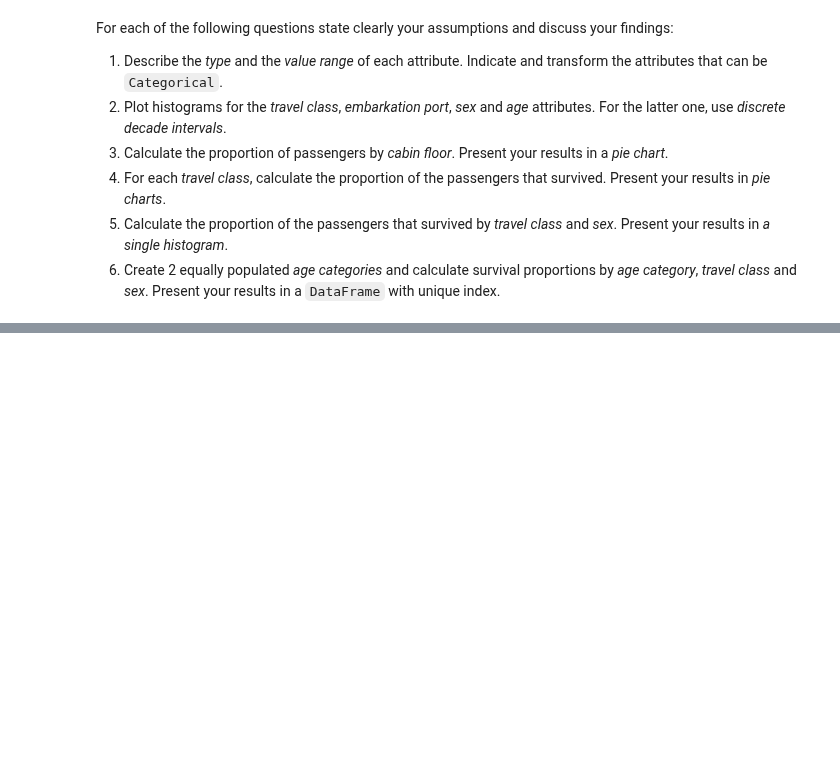
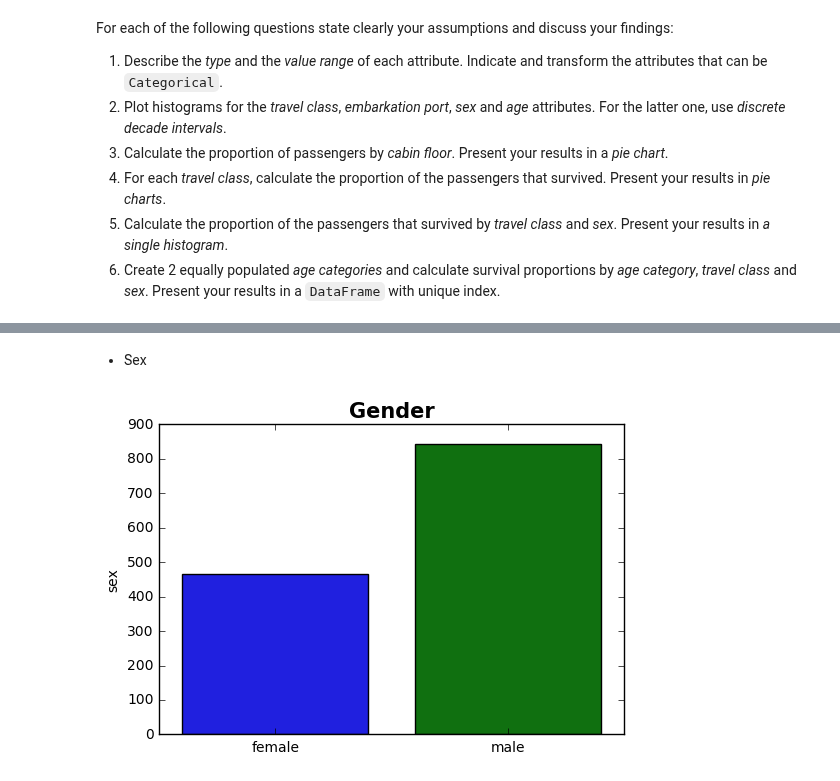
Before and after one commit to padesplaces/ada2017, a Jupyter notebook: hwk1/Homework 1.ipynb, the cells around one changed output, grey strips where cells are left out. Cells and saved outputs as stored; diff of their text form; code cells hidden in the pictures; blank space fills up the shorter version.

```diff
--- a/hwk1/Homework 1.ipynb
+++ b/hwk1/Homework 1.ipynb
@@ -162,0 +289,6 @@ For each of the following questions state clearly your assumptions and discuss y
+# %% [markdown]
+- Sex
+# %%
+hist('Gender', tf.sex.value_counts(sort=False), tf.sex.value_counts(sort=False).keys(), 0)
+# %% [output]
+[figure, added]
```
Also changed, not shown: parts of 31 cells of this notebook.
